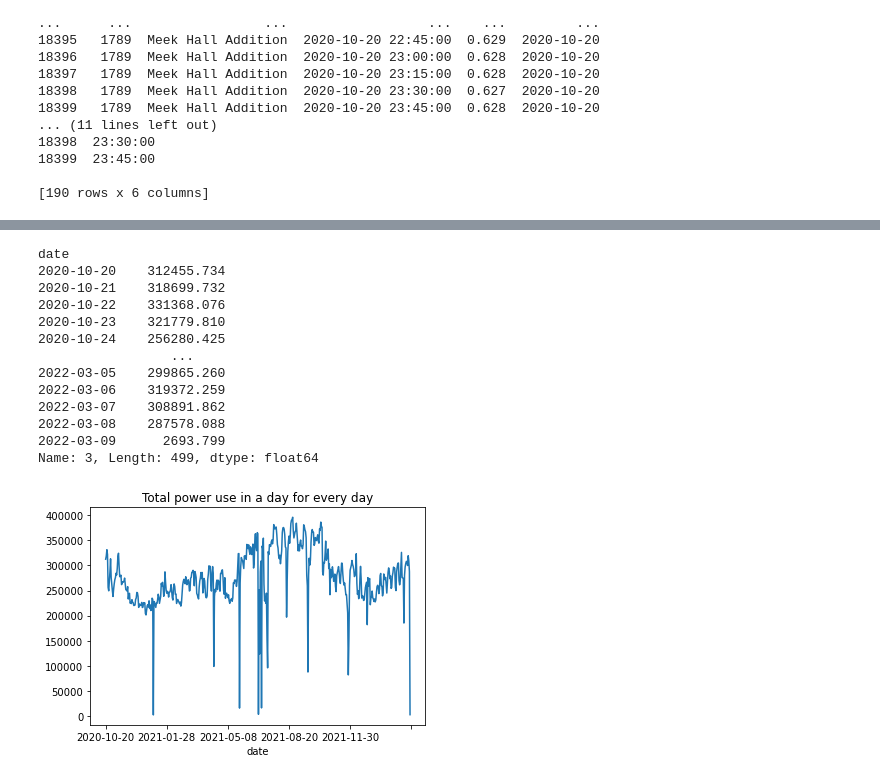
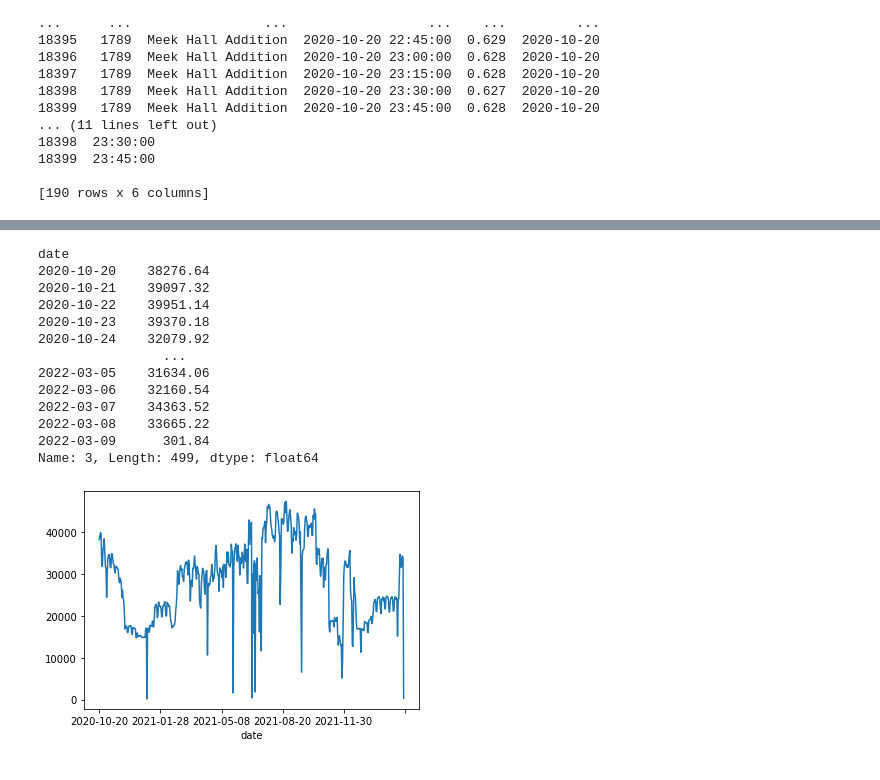
Before and after one commit to Derherpderderp/Csci343Project3, a Jupyter notebook: Csci343Project3hhgarret.ipynb, the cells around one changed output, grey strips where cells are left out. Cells and saved outputs as stored; diff of their text form; code cells hidden in the pictures.

```diff
--- a/Csci343Project3hhgarret.ipynb
+++ b/Csci343Project3hhgarret.ipynb
@@ -233,23 +234,24 @@ plt.show()
 # %%
-sums = merged.groupby('date')[3].sum()
+allowedbuilds = ['Library', 'Library Addition', 'Library Annex', 'Union', 'Ridge (Minor/Pittman)', 'Papa Johns', 'Weir Hall', 'Johnson Com Rebel Mkt']
+sums = merged.loc[(merged[1].isin(allowedbuilds))].groupby('date')[3].sum()
 print(sums)
 # ax = plt.Axes(plt.Figure, plt.Figure, label = "Total power use in a day for every day")
-datePlot = sums.plot(x = 'date', y = 3, title = "Total power use in a day for every day")
+datePlot = sums.plot(x = 'date', y = 3)
 # merged.loc[(merged[1] == 'Softball Concess')].loc[(merged['date'] <= '2020-12-00')].plot(x = 'date', y = 3, kind = 'scatter')
 # %% [output]
 date
-2020-10-20    312455.734
-2020-10-21    318699.732
-2020-10-22    331368.076
-2020-10-23    321779.810
-2020-10-24    256280.425
-                 ...
-2022-03-05    299865.260
-2022-03-06    319372.259
-2022-03-07    308891.862
-2022-03-08    287578.088
-2022-03-09      2693.799
+2020-10-20    38276.64
+2020-10-21    39097.32
+2020-10-22    39951.14
+2020-10-23    39370.18
+2020-10-24    32079.92
+                ...
+2022-03-05    31634.06
+2022-03-06    32160.54
+2022-03-07    34363.52
+2022-03-08    33665.22
+2022-03-09      301.84
 Name: 3, Length: 499, dtype: float64
-[figure, old version]
+[figure, new version]
 # %%
 fig, ax = plt.subplots()
```
Also changed, not shown: parts of 7 cells of this notebook.
